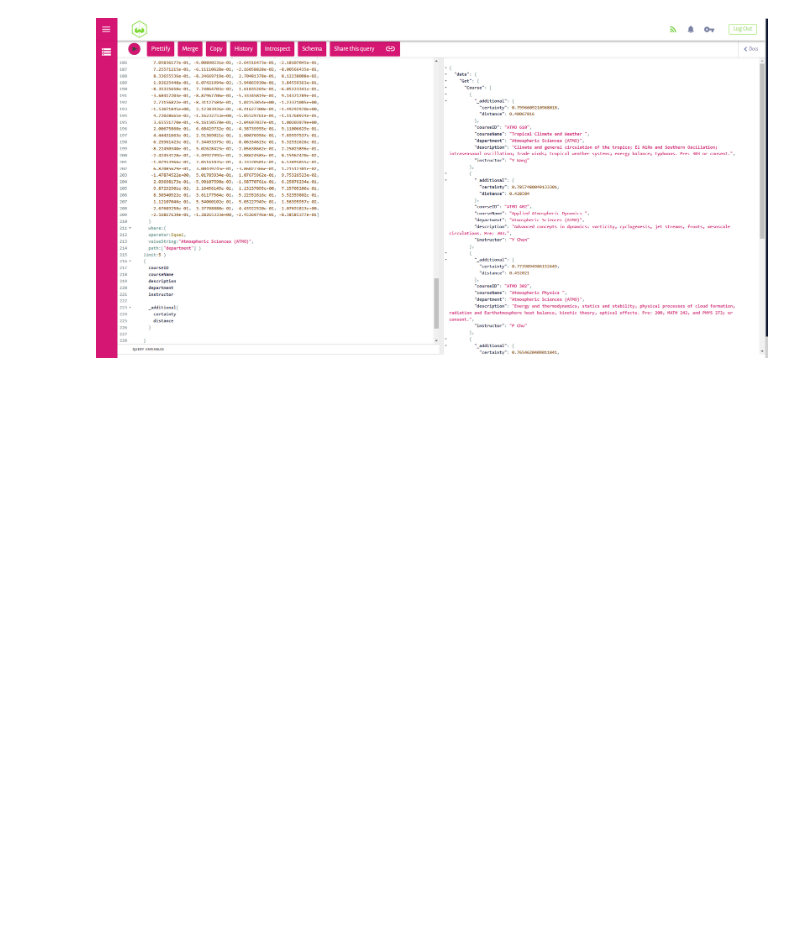
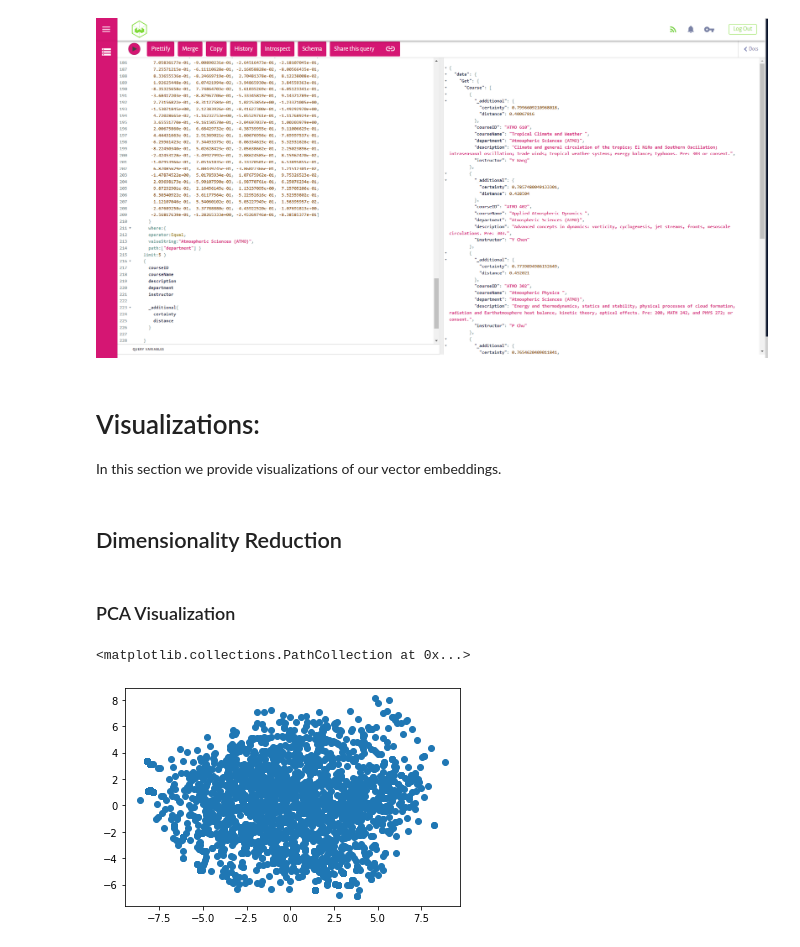
Before and after one commit to CS-Edwards/vector_search_engine, a Jupyter notebook: CEdwards_ICS691B_Final_Weaviate.ipynb, the cells around one changed output. Saved outputs shown, nothing was run; the diff lists cells and outputs as text; code cells hidden in the pictures; blank space fills up the shorter version.

```diff
--- a/CEdwards_ICS691B_Final_Weaviate.ipynb
+++ b/CEdwards_ICS691B_Final_Weaviate.ipynb
@@ -751,3 +780,18 @@ In this query we are requesting courses semantically close to 'climate change' i
 Note: Certainty is a normalization of the distance, using the following formula `certainty = 1 - distance/2`. Resulting in certainties between 0 and 1, with 1 indicating identical vectors, and 0 indiating opposing angles (using cosine distance).
 # %% [markdown]
 ![filtered_search_snapshot.PNG](embedded-picture-1)
+# %% [markdown]
+# Visualizations:
+In this section we provide visualizations of our vector embeddings.
+# %% [markdown]
+## Dimensionality Reduction
+# %% [markdown]
+### PCA Visualization
+# %%
+pca = PCA(n_components=2)
+pca_result_2 = pca.fit_transform(course_vecs)
+# %%
+plt.scatter(pca_result_2[:,0],pca_result_2[:,1])
+# %% [output]
+<matplotlib.collections.PathCollection at 0x...>
+[figure, added]
```
Also changed, not shown: parts of 40 cells of this notebook.
